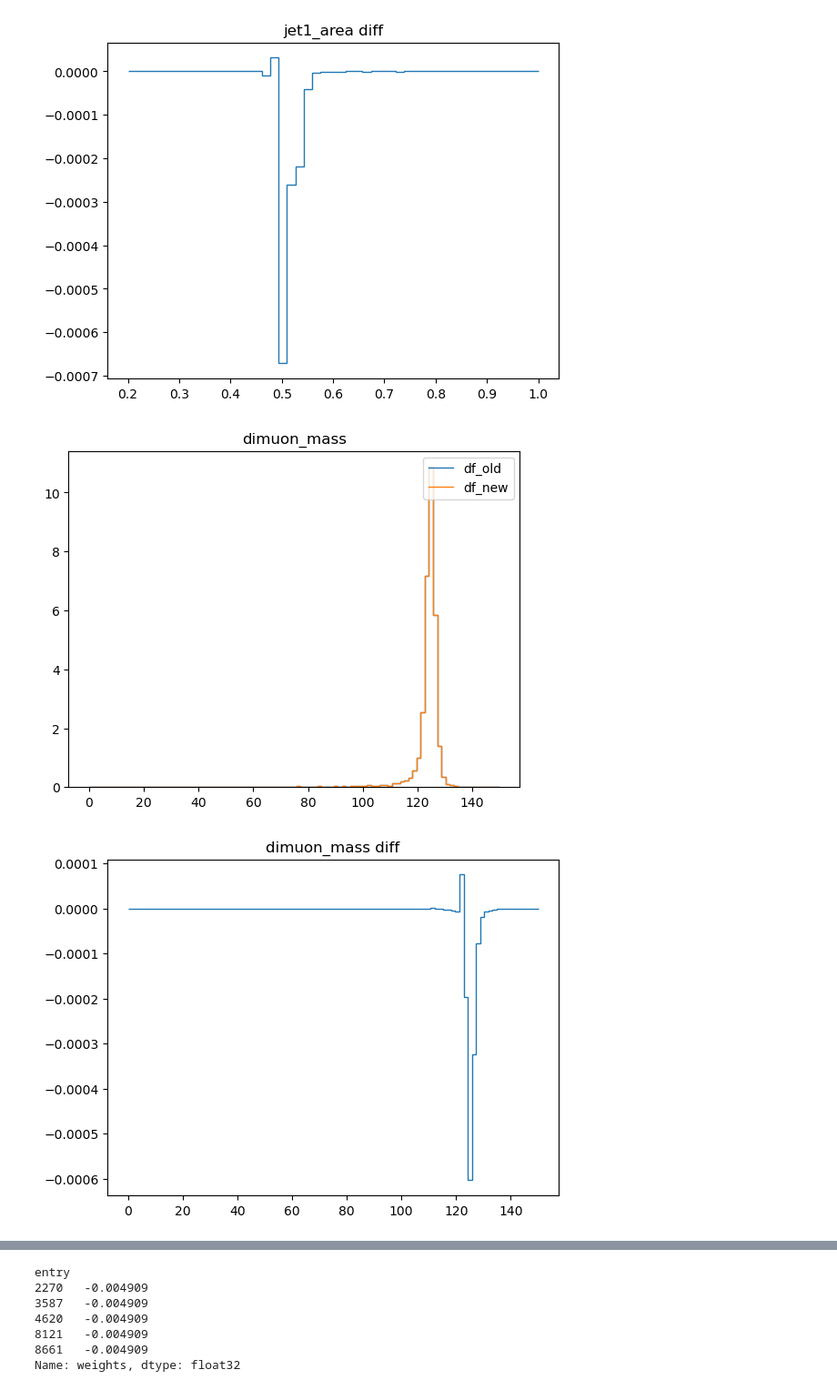
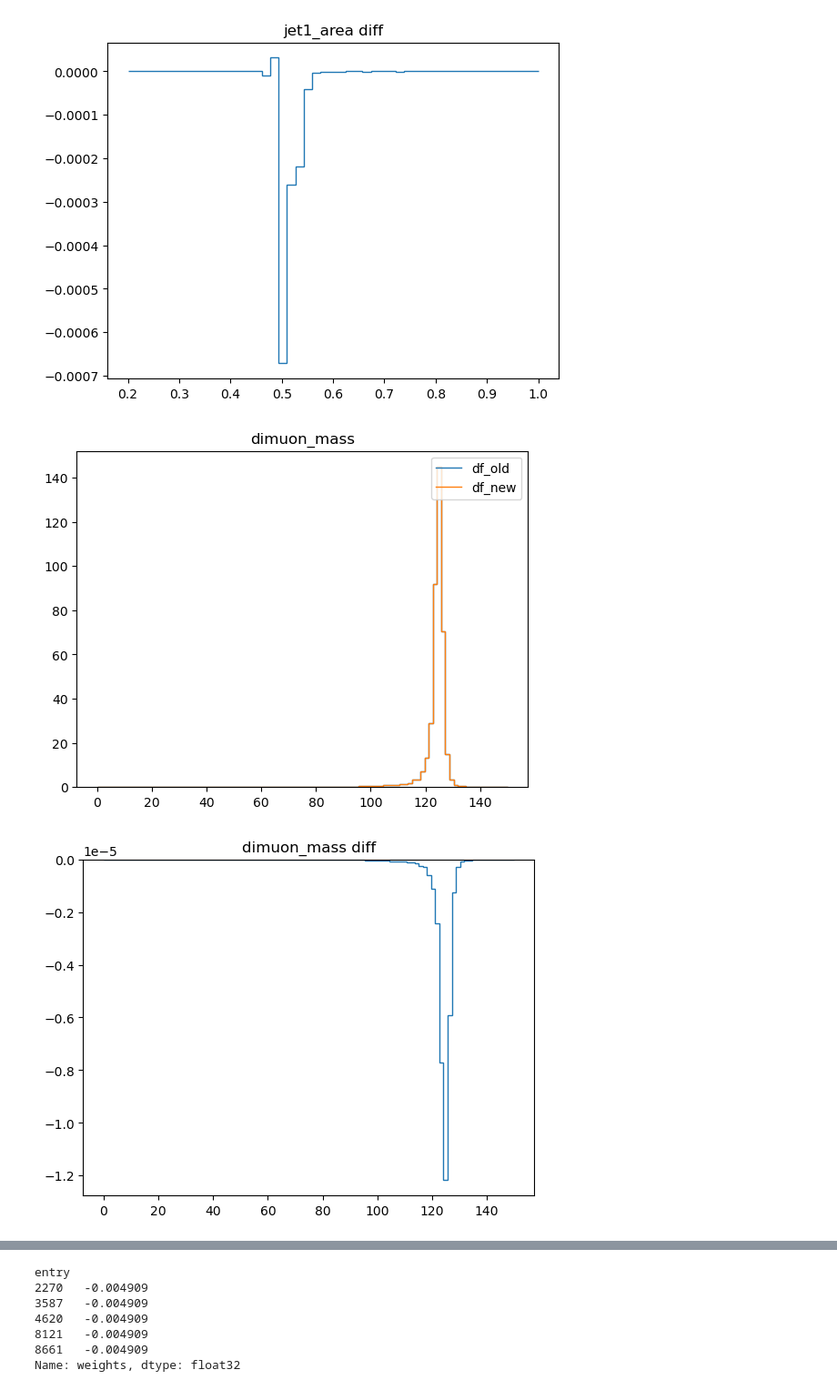
Before and after one commit to ram1123/copperheadV2, a Jupyter notebook: quick_tests/quick_validation_comparison.ipynb, the cells around one changed output, grey strips where cells are left out. Shown at 91% size. Drawn from its saved outputs; the diff is of its cells as text; code cells hidden in the pictures.

Commit message:
step4.2: validated nnlops weight. Could conver nnlops weight to dask awkward, so I have it computed separately.

```diff
--- a/quick_tests/quick_validation_comparison.ipynb
+++ b/quick_tests/quick_validation_comparison.ipynb
@@ -5,9 +5,10 @@ import numpy as np
 import matplotlib.pyplot as plt
 load_path = "/depot/cms/users/yun79/results/stage1/test_full2/f1_0"
 sample = "vbf_powheg"
+sample = "ggh_powheg"
 # full_load_path = load_path+f"/{sample}/*/*.parquet"
 # full_load_path = load_path+f"/{sample}/0/*.parquet"
-full_load_path = "/depot/cms/users/yun79/results/stage1/test_full2/2018/f1_0/vbf_powheg/0/*.parquet"
+full_load_path = f"/depot/cms/users/yun79/results/stage1/test_full2/2018/f1_0/{sample}/0/*.parquet"
 
 df_new = dak.from_parquet(full_load_path)
 # region_cut = (df_new.h_peak | df_new.h_sidebands)
@@ -24,9 +46,7 @@ import pandas as pd
 df_old = dd.read_parquet(full_load_path)
 # region = df_old.region.compute()
 # %%
-# weights_new = df_new["mu1_gf_filter"].compute()
-# print(weights_new)
-# print(ak.num(weights_new, axis=0))
-# weights_old = df_old["mu1_gf_filter"].compute()
-# print(weights_old)
-# print(weights_old.shape)
+# nnlops_full_load_path = f"/depot/cms/users/yun79/results/stage1/test_full2/2018/f1_0/{sample}/0/nnlops/*.parquet"
+nnlops_full_load_path = f'/depot/cms/users/yun79/results/stage1/test_full2/2018/f1_0/{sample}/0/nnlops/wgt.parquet'
+nnlops_wgts = ak.from_parquet(nnlops_full_load_path)["nnlops_wgt"]
+# nnlops_wgts
@@ -251,6 +273,10 @@ variables = ["dimuon_cos_theta_cs",
             ]
 weights_old = df_old["weights"].compute()
 weights_new = ak.to_numpy(df_new["weights"].compute())
+if "ggh" in sample:
+    nnlops_full_load_path = f'/depot/cms/users/yun79/results/stage1/test_full2/2018/f1_0/{sample}/0/nnlops/wgt.parquet'
+    nnlops_wgts = ak.from_parquet(nnlops_full_load_path)["nnlops_wgt"]
+    weights_new = weights_new*nnlops_wgts
 
 
 for var in variables:
@@ -372,33 +398,36 @@ binning_map = {
 # variables = ["mu1_pt", "mu2_pt", "dimuon_mass"]
 variables = ["dimuon_mass",
              "dimuon_ebe_mass_res"
             ]
 weights_old = df_old["weights"].compute()
 weights_new = ak.to_numpy(df_new["weights"].compute())
-
+if "ggh" in sample:
+    nnlops_full_load_path = f'/depot/cms/users/yun79/results/stage1/test_full2/2018/f1_0/{sample}/0/nnlops/wgt.parquet'
+    nnlops_wgts = ak.from_parquet(nnlops_full_load_path)["nnlops_wgt"]
+    weights_new = weights_new*nnlops_wgts
 
 for var in variables:
     kin = var.split("_")[-1]
     # binning = np.linspace(*[25, 300, 50])
     binning = np.linspace(*binning_map[kin])
     # old_len = ak.num(df_old["mu1_pt"].compute(), axis=0)
     # new_len = ak.num(df_new["mu1_pt"].compute(), axis=0)
     # new_weights = np.ones(new_len)
     # new_weights = new_weights*old_len/new_len
     hist_old, edges = np.histogram(df_old[var].compute(), bins=binning ,weights=weights_old)
     # hist_old, edges = np.histogram(df_old[var+"_nominal"].compute(), bins=binning )
 
     # hist_new, _= np.histogram(df_new[region_cut][var].compute(), bins=binning , weights=new_weights)
     hist_new, _= np.histogram(df_new[var].compute(), bins=binning ,weights=weights_new)
 
     plt.stairs(hist_old, edges, label = "df_old")
     plt.stairs(hist_new, edges, label = "df_new")
     plt.legend(loc="upper right")
     plt.title(var)
     plt.show()
     plt.stairs((hist_new-hist_old), edges)
     plt.title(var+" diff")
     plt.show()
 # %% [output]
-[figure, old version]
+[figure, new version]
-[figure, old version]
+[figure, new version]
```
Also changed, not shown: parts of 7 cells of this notebook, 3 other files.
